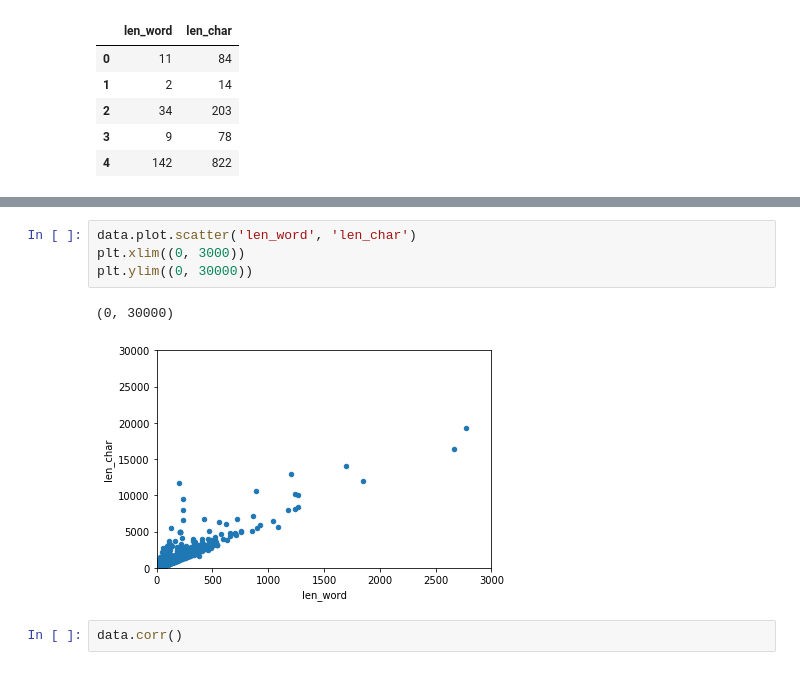
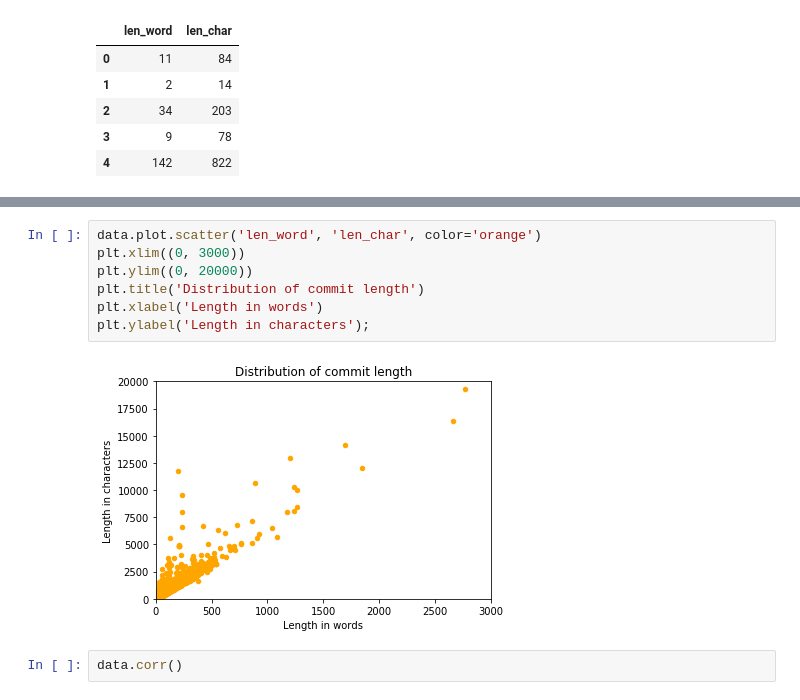
Before and after one commit to dkbrz/2018_DB_course, a Jupyter notebook: HW_3/Commits_DB.ipynb, the cells around one changed output, grey strips where cells are left out. Drawn from its saved outputs; the diff is of its cells as text.

Commit message:
commit db final

```diff
--- a/HW_3/Commits_DB.ipynb
+++ b/HW_3/Commits_DB.ipynb
@@ -179,10 +211,12 @@ data.head()
 # %%
-data.plot.scatter('len_word', 'len_char')
+data.plot.scatter('len_word', 'len_char', color='orange')
 plt.xlim((0, 3000))
-plt.ylim((0, 30000))
+plt.ylim((0, 20000))
+plt.title('Distribution of commit length')
+plt.xlabel('Length in words')
+plt.ylabel('Length in characters');
 # %% [output]
-(0, 30000)
-[figure, old version]
+[figure, new version]
 # %%
 data.corr()
 # %% [output]
```
Also changed, not shown: parts of 21 cells of this notebook.
